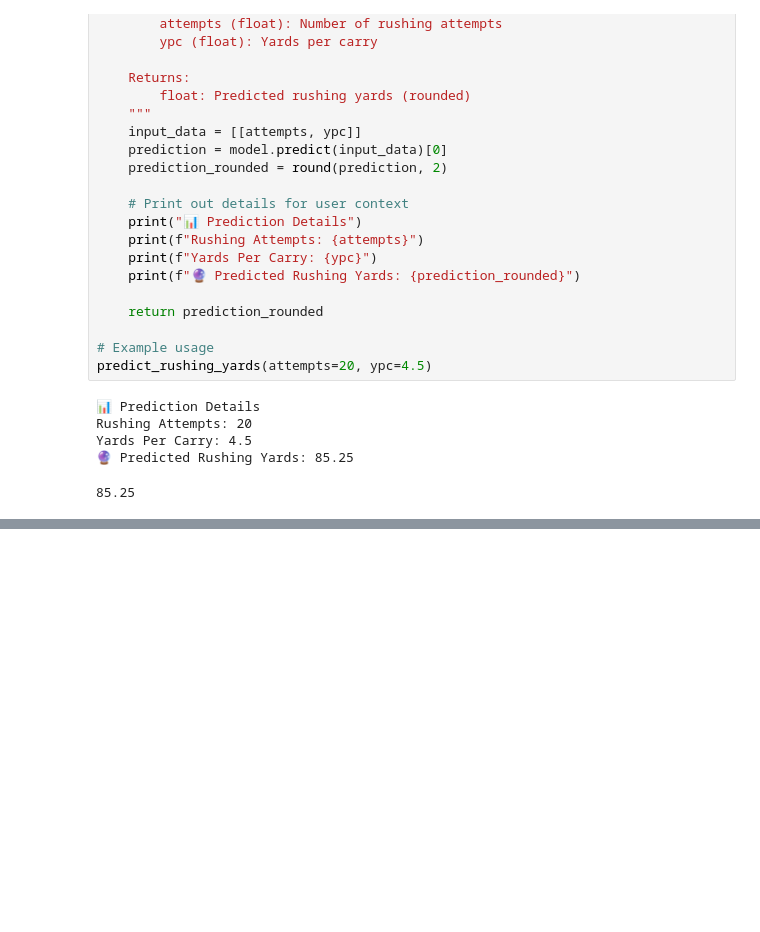
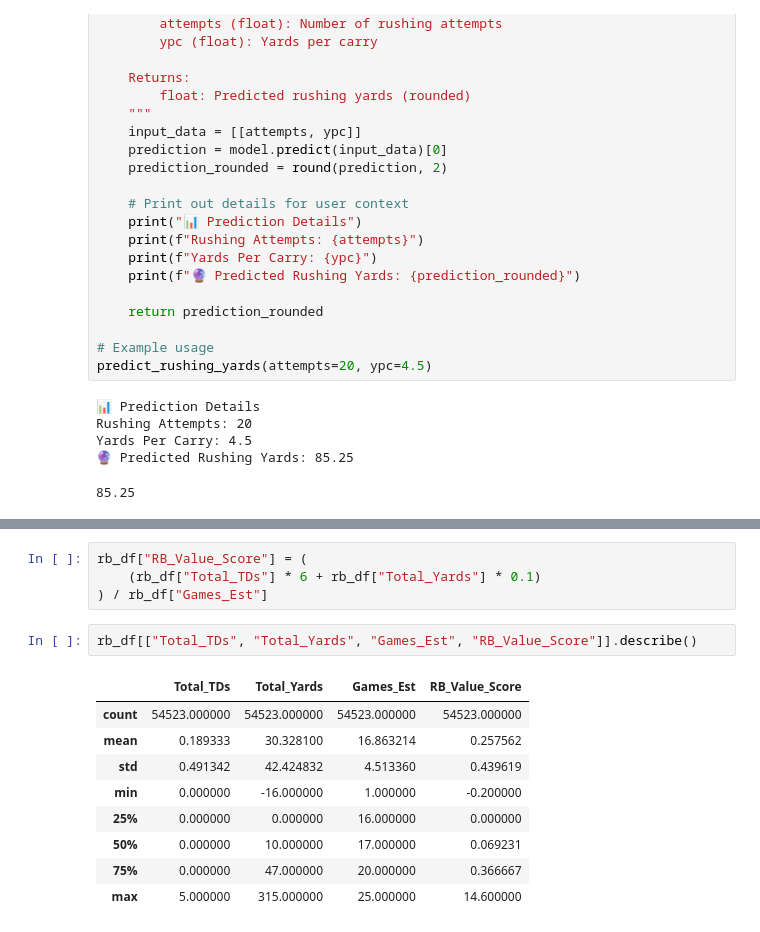
Before and after one commit to Jack-Lewittes/NFL-Analysis, a Jupyter notebook: src/rb_analysis.ipynb, the cells around one changed output, grey strips where cells are left out. Saved outputs shown, nothing was run; the diff lists cells and outputs as text; blank space fills up the shorter version.

```diff
--- a/src/rb_analysis.ipynb
+++ b/src/rb_analysis.ipynb
@@ -226,0 +250,16 @@ Yards Per Carry: 4.5
+# %%
+rb_df["RB_Value_Score"] = (
+    (rb_df["Total_TDs"] * 6 + rb_df["Total_Yards"] * 0.1)
+) / rb_df["Games_Est"]
+# %%
+rb_df[["Total_TDs", "Total_Yards", "Games_Est", "RB_Value_Score"]].describe()
+# %% [output]
+|  | Total_TDs | Total_Yards | Games_Est | RB_Value_Score |
+| count | 54523.000000 | 54523.000000 | 54523.000000 | 54523.000000 |
+| mean | 0.189333 | 30.328100 | 16.863214 | 0.257562 |
+| std | 0.491342 | 42.424832 | 4.513360 | 0.439619 |
+| min | 0.000000 | -16.000000 | 1.000000 | -0.200000 |
+| 25% | 0.000000 | 0.000000 | 16.000000 | 0.000000 |
+| 50% | 0.000000 | 10.000000 | 17.000000 | 0.069231 |
+| 75% | 0.000000 | 47.000000 | 20.000000 | 0.366667 |
+| max | 5.000000 | 315.000000 | 25.000000 | 14.600000 |
```
Also changed, not shown: parts of 9 cells of this notebook.
